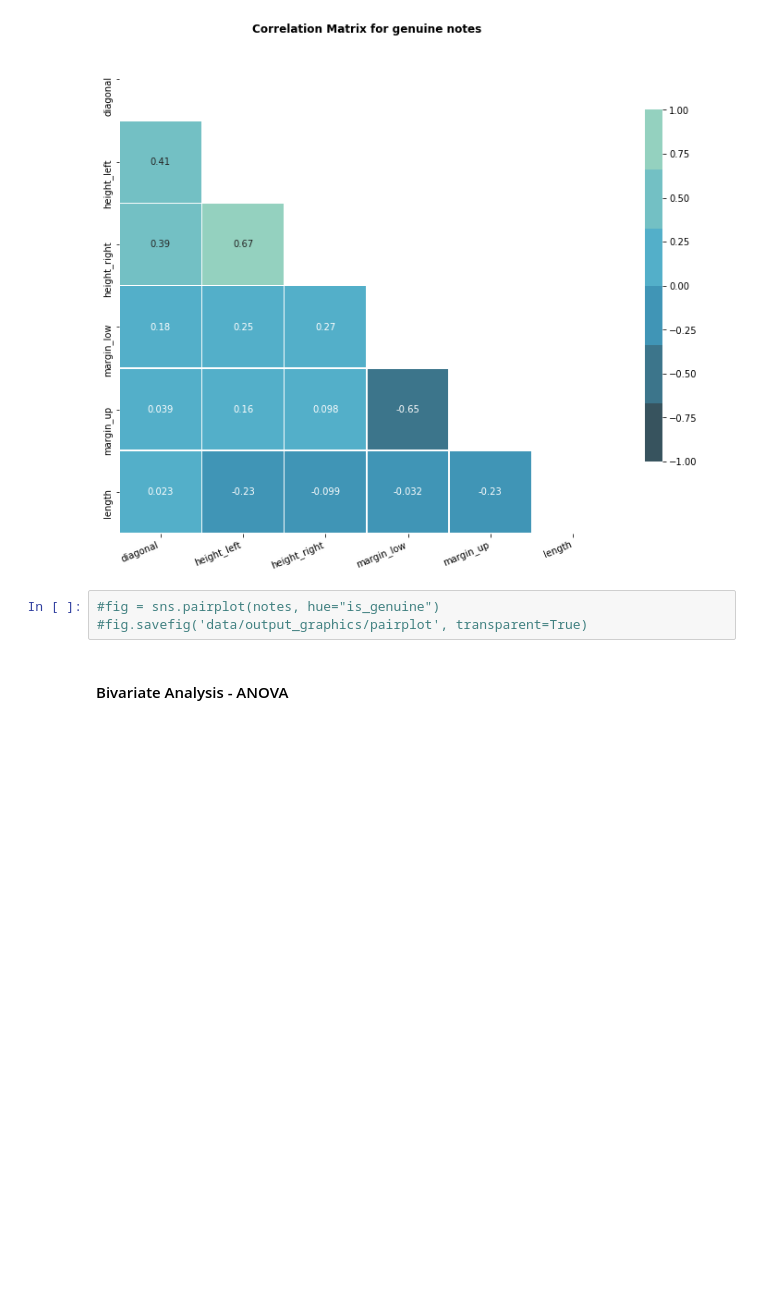
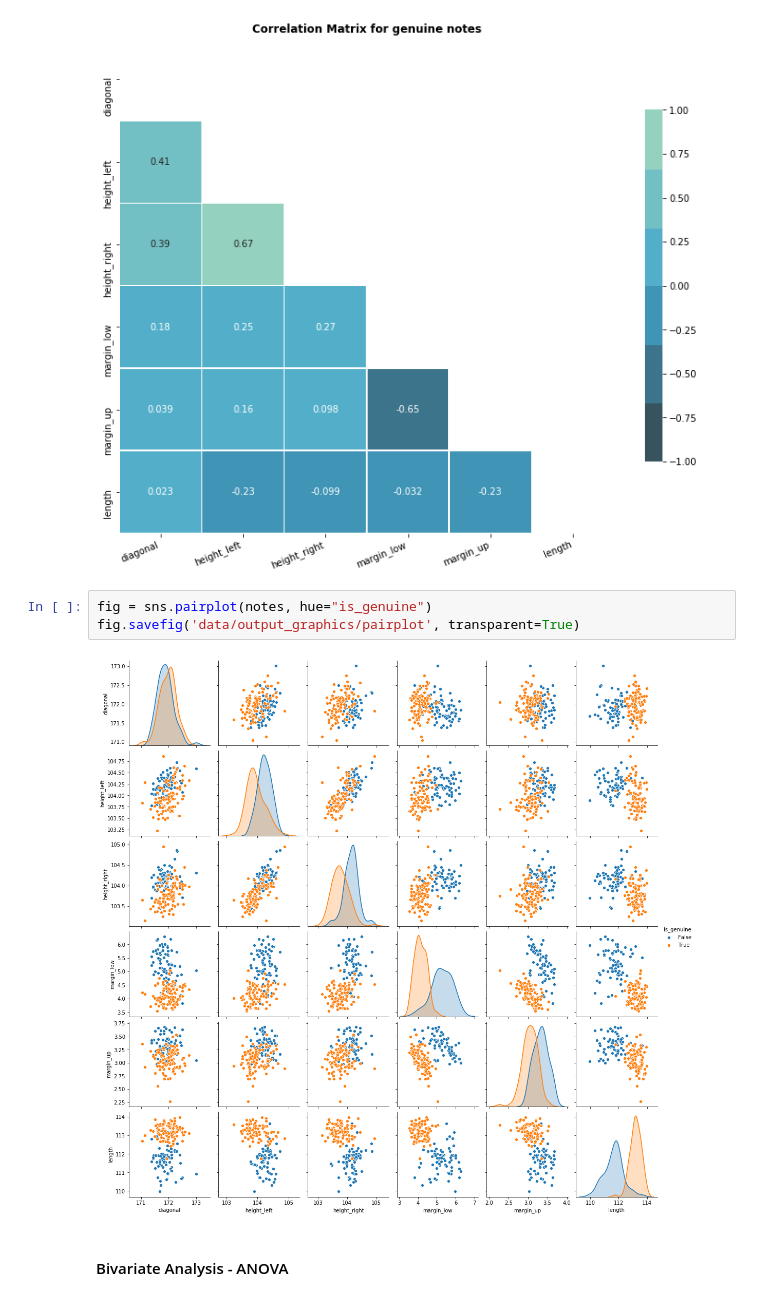
Before and after one commit to Michael-Orange/algorithm_banknotes, a Jupyter notebook: P6.ipynb, the cells around one changed output. Cells and saved outputs as stored; diff of their text form; blank space fills up the shorter version.

```diff
--- a/P6.ipynb
+++ b/P6.ipynb
@@ -158,8 +158,10 @@ fig.savefig('data/output_graphics/corr_matrix_genuine', transparent=True)
 # %% [output]
 [figure]
 # %%
-#fig = sns.pairplot(notes, hue="is_genuine")
-#fig.savefig('data/output_graphics/pairplot', transparent=True)
+fig = sns.pairplot(notes, hue="is_genuine")
+fig.savefig('data/output_graphics/pairplot', transparent=True)
+# %% [output]
+[figure, added]
 # %% [markdown]
 <h4>Bivariate Analysis - ANOVA </h4><a id='anova'></a>
 # %% [markdown]
```
Also changed, not shown: parts of 2 cells of this notebook, 4 other files.
